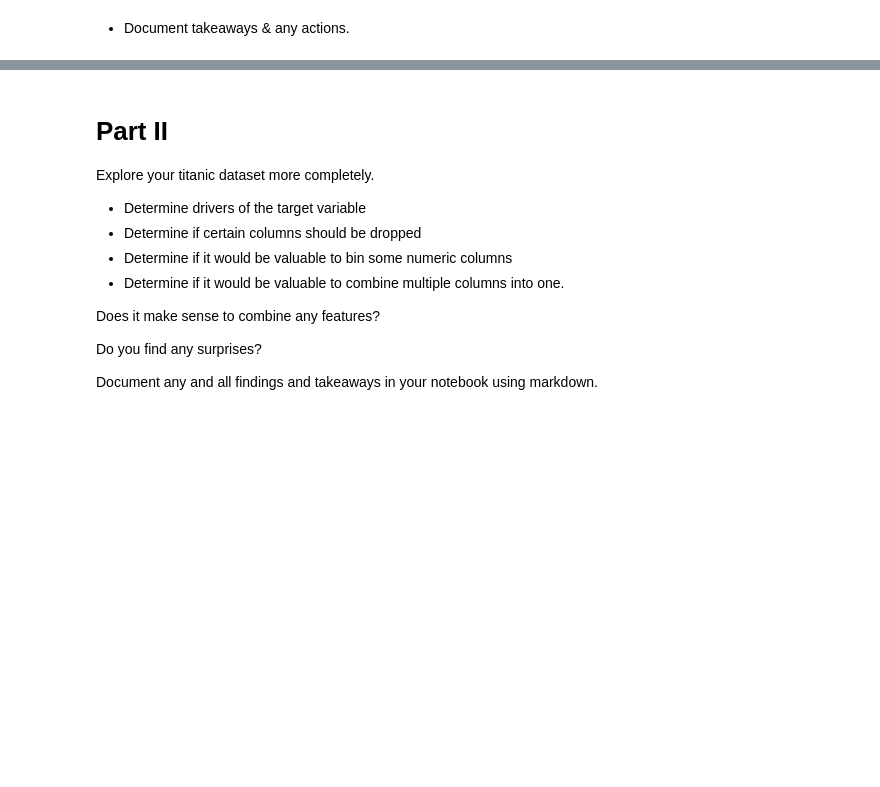
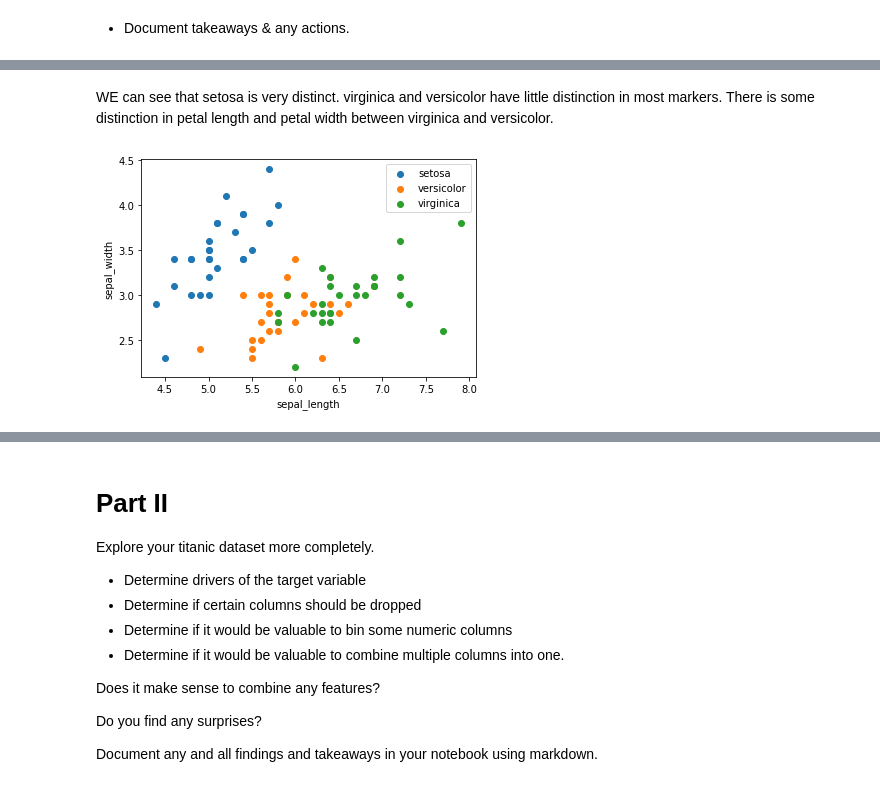
Before and after one commit to Yvette-Ibarra/classification-exercises, a Jupyter notebook: classification_exercises.ipynb, the cells around one changed output, grey strips where cells are left out. Cells and saved outputs as stored; diff of their text form; code cells hidden in the pictures; blank space fills up the shorter version.

```diff
--- a/classification_exercises.ipynb
+++ b/classification_exercises.ipynb
@@ -817,0 +922,21 @@ SyntaxError: invalid syntax (3274444435.py, line 1)
+# %% [markdown]
+WE can see that setosa is very distinct. virginica and versicolor have little distinction in most markers. There is some distinction in petal length and petal width between virginica and versicolor.
+# %%
+combos = [
+    ('sepal_length', 'sepal_width'),
+    ('petal_length', 'petal_width'),
+    ('sepal_area', 'petal_area'),
+    ('sepal_length', 'petal_length')
+]
+x = combos[0][0]
+y = combos[0][1]
+def scatter_species(x, y):
+    for species, subset in train.groupby('species'):
+        plt.scatter(subset[x], subset[y], label=species)
+        plt.xlabel(x)
+        plt.ylabel(y)
+        plt.legend()
+# test it with one plot
+scatter_species(x,y)
+# %% [output]
+[figure, added]
```
Also changed, not shown: parts of 52 cells of this notebook.
